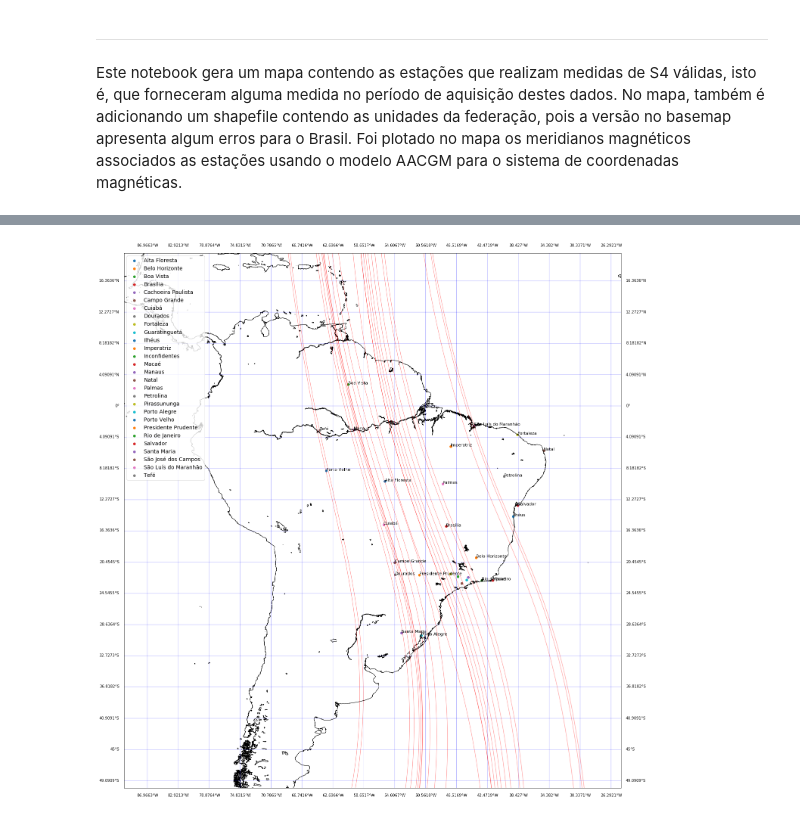
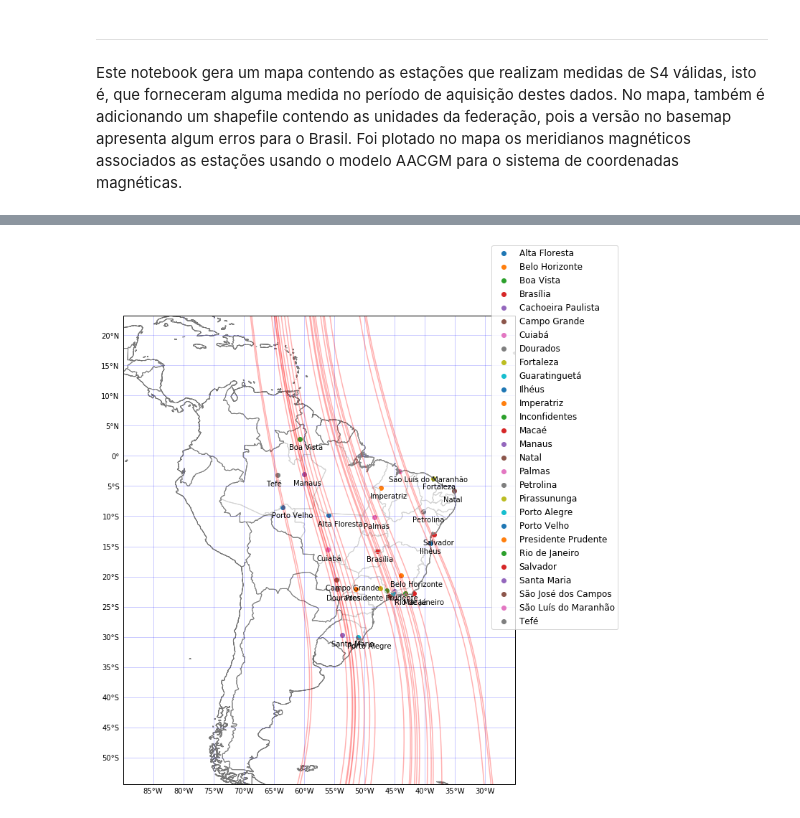
Before and after one commit to retiarus/correlation_vtec_s4, a Jupyter notebook: 01_show_stations.ipynb, the cells around one changed output, grey strips where cells are left out. Drawn from its saved outputs; the diff is of its cells as text; code cells hidden in the pictures.

Commit message:
change from basemap to cartopy to generate maps

```diff
--- a/01_show_stations.ipynb
+++ b/01_show_stations.ipynb
@@ -11,21 +11,21 @@ import os
 import sys
 import psycopg2
 
+import cartopy.crs as ccrs
 import datetime as dt
-import geopandas as gpd
 import matplotlib.pyplot as plt
 import numpy as np
 import pandas as pd
 import seaborn as sns
 
-from mpl_toolkits.basemap import Basemap
 from itertools import chain
+from matplotlib.transforms import offset_copy
 from tqdm import tqdm
 
-from utils import local_data
+from utils import local_data, prepare_map
 %matplotlib inline
 
-latter_size = 14
+latter_size = 12
 plt.rcParams['legend.fontsize'] = latter_size
 plt.rcParams['font.size'] = latter_size
 plt.rcParams['axes.labelsize'] = latter_size
@@ -152,7 +152,7 @@ for i in df_station.itertuples():
         height = i.height
     mag_latitude, mag_longitude, _ = aacgmv2.get_aacgm_coord(i.latitude,
                                                              i.longitude,
-                                                             height,
+                                                             float(height/1000.0),
                                                              dtime)
     mag_lat.append(mag_latitude)
     mag_lon.append(mag_longitude)
@@ -215,26 +201,22 @@ def draw_map(m, scale=0.2):
 # %%
-fig = plt.figure(figsize=(26, 26), edgecolor='w')
-m = Basemap(projection='cyl',
-            resolution='f',
-            llcrnrlat=-50,
-            urcrnrlat=20,
-            llcrnrlon=-90,
-            urcrnrlon=-25)
-m.drawcoastlines()
-#m.readshapefile(os.path.join(local_data, 'estados_2010/estados_2010'), 'estados', )
-draw_map(m)
+fig, ax = prepare_map()
 
 for i in mag_meridians_lines:
-    m.plot(i[0], i[1], latlon=True, color='r', alpha=0.3)
+    ax.plot(i[0], i[1], color='r', alpha=0.3)
+
+geodetic_transform = ccrs.Geodetic()._as_mpl_transform(ax)
+text_transform = offset_copy(geodetic_transform, units='dots', x=-15, y= -15)
 
 for i in df_station.itertuples():
-    x, y = m(i.longitude, i.latitude)
-    m.scatter(x, y, label=i.Index)
+    ax.scatter(i.longitude,
+            i.latitude,
+            marker='o',
+            label=i.Index,
+            transform=ccrs.Geodetic())
     if i.Index not in ['São José dos Campos', 'Cachoeira Paulista', 'Guaratinguetá', 'Inconfidentes', 'Pirassununga']:
-        plt.text(x, y, i.Index, fontsize=11)
+        ax.text(i.longitude, i.latitude, i.Index, transform=text_transform,  fontsize=10)
 
-plt.legend()
-plt.savefig('./images/map_stations.svg', format='svg', dpi=1000)
-plt.show()
+fig.legend()
+fig.tight_layout()
 # %% [output]
-[figure, old version]
+[figure, new version]
```
Also changed, not shown: parts of 2 cells of this notebook.
